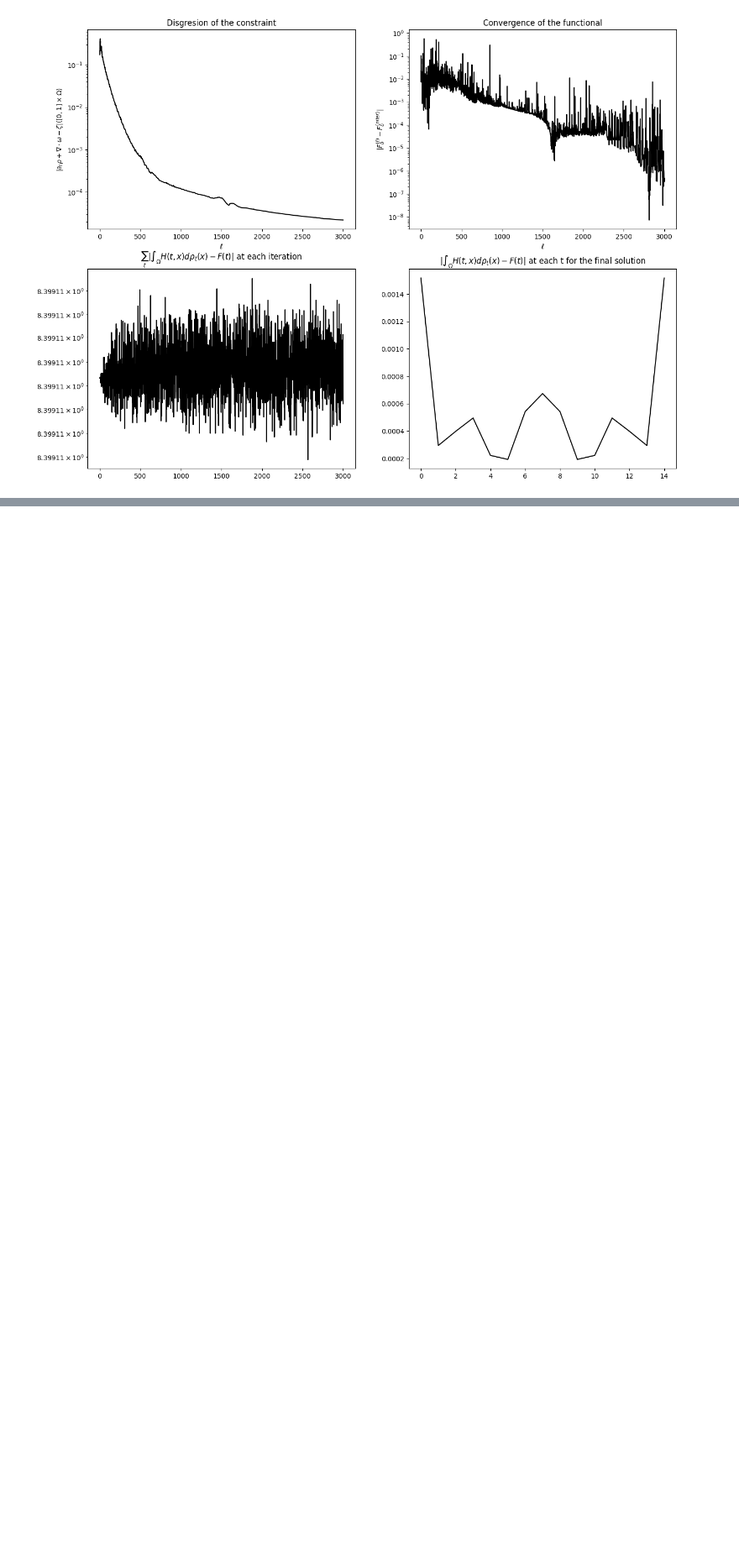
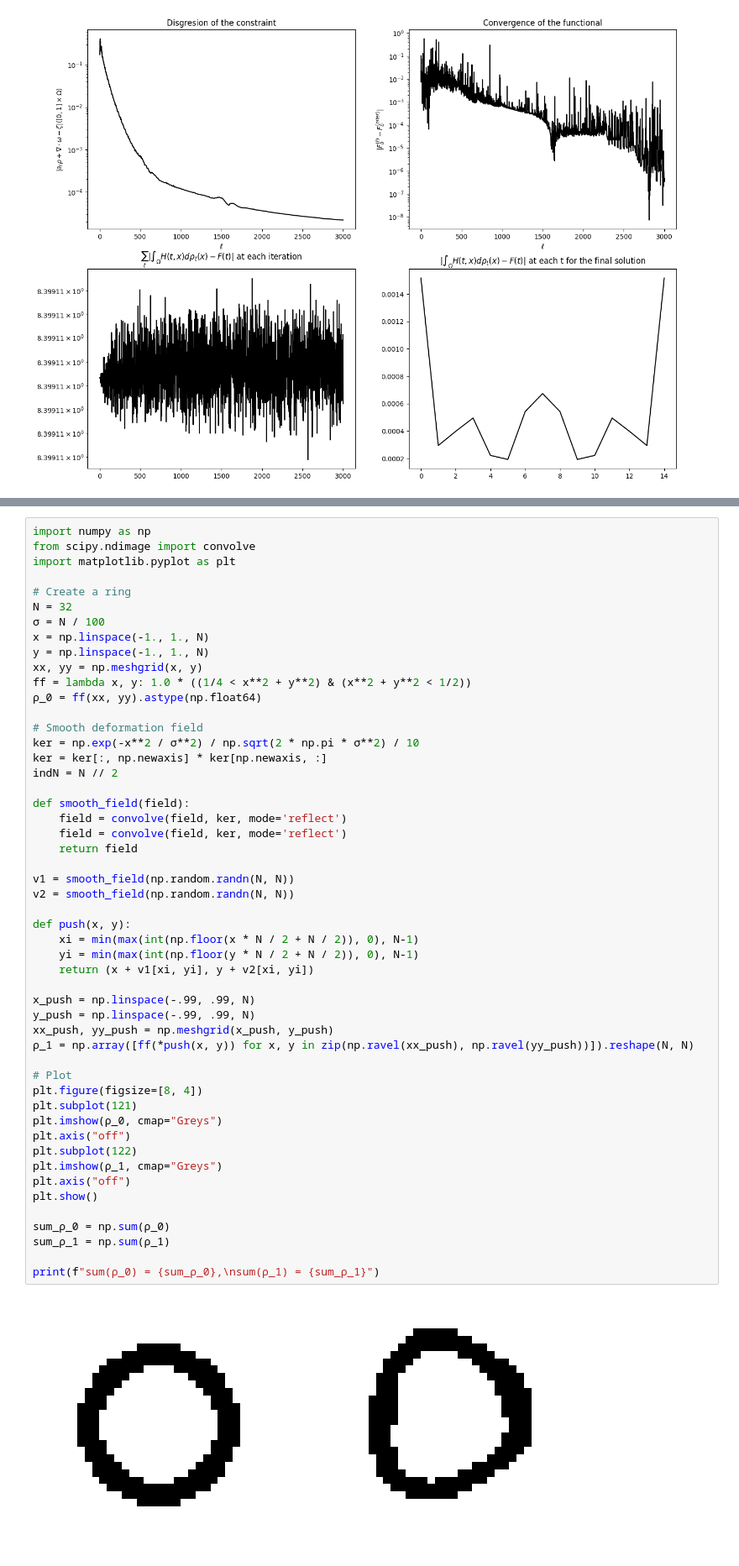
Before and after one commit to mao1756/pdot, a Jupyter notebook: exploratory/wfr_proximal_test.ipynb, the cells around one changed output, grey strips where cells are left out. Shown at 84% size. Cells and saved outputs as stored; diff of their text form; blank space fills up the shorter version.

```diff
--- a/exploratory/wfr_proximal_test.ipynb
+++ b/exploratory/wfr_proximal_test.ipynb
@@ -230,0 +215,53 @@ plt.show()
+# %%
+import numpy as np
+from scipy.ndimage import convolve
+import matplotlib.pyplot as plt
+
+# Create a ring
+N = 32
+σ = N / 100
+x = np.linspace(-1., 1., N)
+y = np.linspace(-1., 1., N)
+xx, yy = np.meshgrid(x, y)
+ff = lambda x, y: 1.0 * ((1/4 < x**2 + y**2) & (x**2 + y**2 < 1/2))
+ρ_0 = ff(xx, yy).astype(np.float64)
+
+# Smooth deformation field
+ker = np.exp(-x**2 / σ**2) / np.sqrt(2 * np.pi * σ**2) / 10
+ker = ker[:, np.newaxis] * ker[np.newaxis, :]
+indN = N // 2
+
+def smooth_field(field):
+    field = convolve(field, ker, mode='reflect')
+    field = convolve(field, ker, mode='reflect')
+    return field
+
+v1 = smooth_field(np.random.randn(N, N))
+v2 = smooth_field(np.random.randn(N, N))
+
+def push(x, y):
+    xi = min(max(int(np.floor(x * N / 2 + N / 2)), 0), N-1)
+    yi = min(max(int(np.floor(y * N / 2 + N / 2)), 0), N-1)
+    return (x + v1[xi, yi], y + v2[xi, yi])
+
+x_push = np.linspace(-.99, .99, N)
+y_push = np.linspace(-.99, .99, N)
+xx_push, yy_push = np.meshgrid(x_push, y_push)
+ρ_1 = np.array([ff(*push(x, y)) for x, y in zip(np.ravel(xx_push), np.ravel(yy_push))]).reshape(N, N)
+
+# Plot
+plt.figure(figsize=[8, 4])
+plt.subplot(121)
+plt.imshow(ρ_0, cmap="Greys")
+plt.axis("off")
+plt.subplot(122)
+plt.imshow(ρ_1, cmap="Greys")
+plt.axis("off")
+plt.show()
+
+sum_ρ_0 = np.sum(ρ_0)
+sum_ρ_1 = np.sum(ρ_1)
+
+print(f"sum(ρ_0) = {sum_ρ_0},\nsum(ρ_1) = {sum_ρ_1}")
+# %% [output]
+[figure, added]
```
Also changed, not shown: parts of 26 cells of this notebook, 2 other files.
